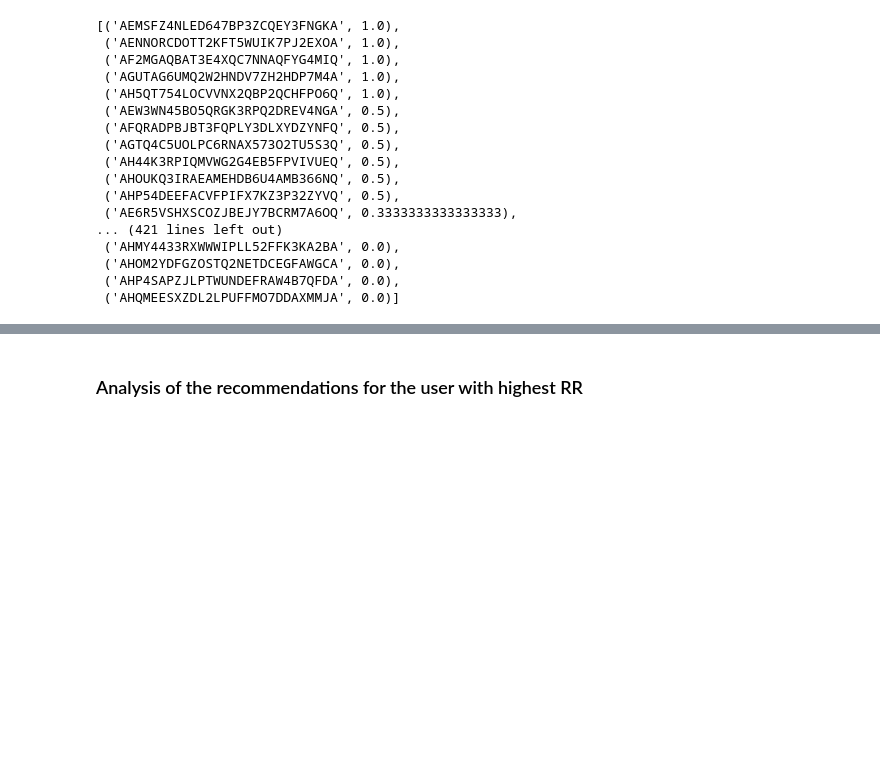
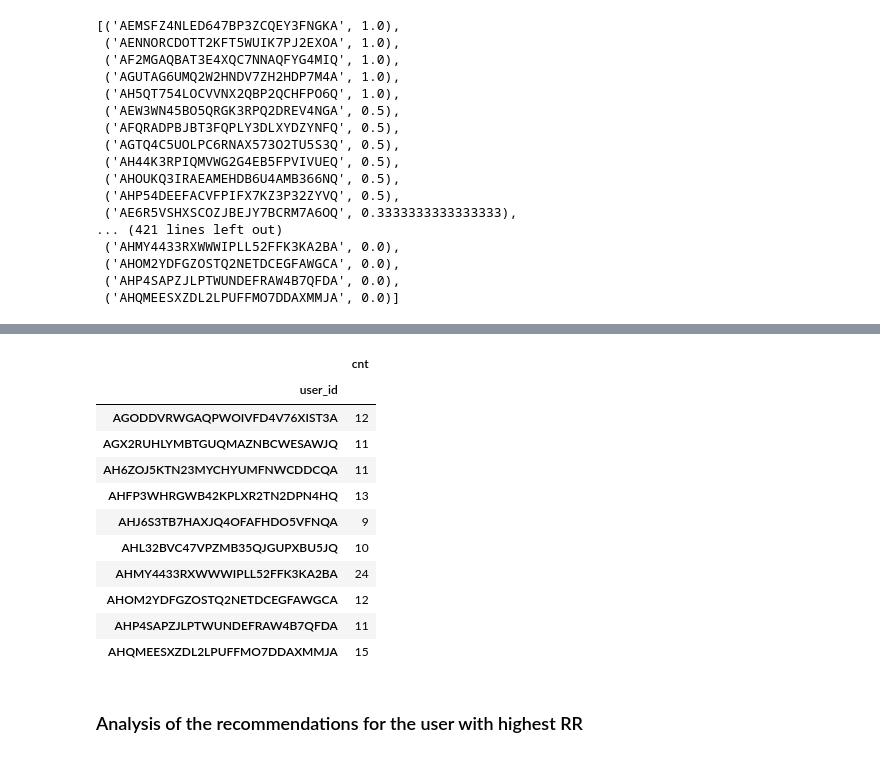
Before and after one commit to danielpenchev98/Web-Recommender-Systems-2025, a Jupyter notebook: project/project.ipynb, the cells around one changed output, grey strips where cells are left out. Saved outputs shown, nothing was run; the diff lists cells and outputs as text; code cells hidden in the pictures; blank space fills up the shorter version.

```diff
--- a/project/project.ipynb
+++ b/project/project.ipynb
@@ -1220,3 +1232,19 @@ sorted_rr_per_user
+# %%
+test = [user for user,_ in sorted_rr_per_user][-10:]
+df_train[df_train.user_id.isin(test)].groupby(by='user_id').agg(cnt=('timestamp','size'))
+# %% [output]
+|  | cnt |
+| user_id |  |
+| AGODDVRWGAQPWOIVFD4V76XIST3A | 12 |
+| AGX2RUHLYMBTGUQMAZNBCWESAWJQ | 11 |
+| AH6ZOJ5KTN23MYCHYUMFNWCDDCQA | 11 |
+| AHFP3WHRGWB42KPLXR2TN2DPN4HQ | 13 |
+| AHJ6S3TB7HAXJQ4OFAFHDO5VFNQA | 9 |
+| AHL32BVC47VPZMB35QJGUPXBU5JQ | 10 |
+| AHMY4433RXWWWIPLL52FFK3KA2BA | 24 |
+| AHOM2YDFGZOSTQ2NETDCEGFAWGCA | 12 |
+| AHP4SAPZJLPTWUNDEFRAW4B7QFDA | 11 |
+| AHQMEESXZDL2LPUFFMO7DDAXMMJA | 15 |
 # %%
 user_with_heighest_rr = 'AENNORCDOTT2KFT5WUIK7PJ2EXOA'#'AEMSFZ4NLED647BP3ZCQEY3FNGKA'
 # %%
```
Also changed, not shown: parts of 22 cells of this notebook, 1 other file.
